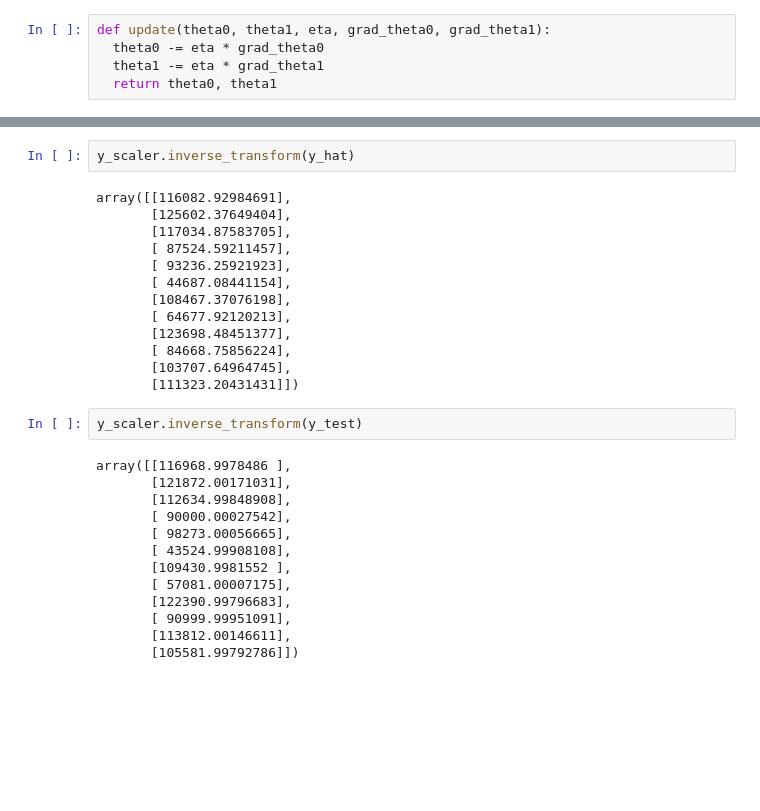
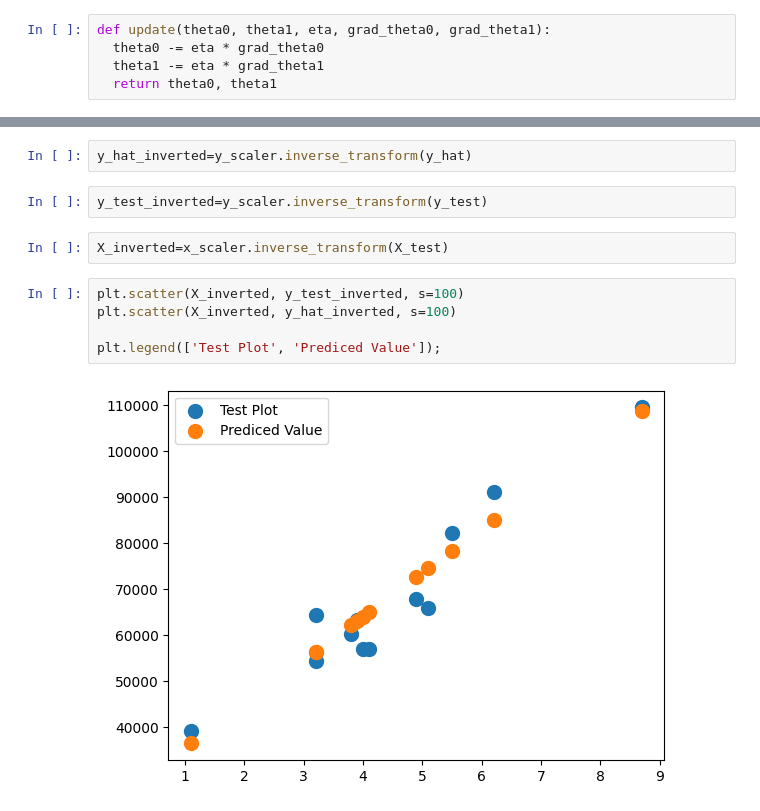
Before and after one commit to llazdll/Linear_Regression, a Jupyter notebook: Linear_Regression.ipynb, the cells around one changed output, grey strips where cells are left out. Drawn from its saved outputs; the diff is of its cells as text; blank space fills up the shorter version.

```diff
--- a/Linear_Regression.ipynb
+++ b/Linear_Regression.ipynb
@@ -337,30 +332,13 @@ tensor(0.0734)
 # %%
-y_scaler.inverse_transform(y_hat)
+y_hat_inverted=y_scaler.inverse_transform(y_hat)
-# %% [output]
-array([[116082.92984691],
-       [125602.37649404],
-       [117034.87583705],
-       [ 87524.59211457],
-       [ 93236.25921923],
-       [ 44687.08441154],
-       [108467.37076198],
-       [ 64677.92120213],
-       [123698.48451377],
-       [ 84668.75856224],
-       [103707.64964745],
-       [111323.20431431]])
 # %%
-y_scaler.inverse_transform(y_test)
+y_test_inverted=y_scaler.inverse_transform(y_test)
-# %% [output]
-array([[116968.9978486 ],
-       [121872.00171031],
-       [112634.99848908],
-       [ 90000.00027542],
-       [ 98273.00056665],
-       [ 43524.99908108],
-       [109430.9981552 ],
-       [ 57081.00007175],
-       [122390.99796683],
-       [ 90999.99951091],
-       [113812.00146611],
-       [105581.99792786]])
+# %%
+X_inverted=x_scaler.inverse_transform(X_test)
+# %%
+plt.scatter(X_inverted, y_test_inverted, s=100)
+plt.scatter(X_inverted, y_hat_inverted, s=100)
+
+plt.legend(['Test Plot', 'Prediced Value']);
+# %% [output]
+[figure, added]
```
Also changed, not shown: parts of 19 cells of this notebook.
